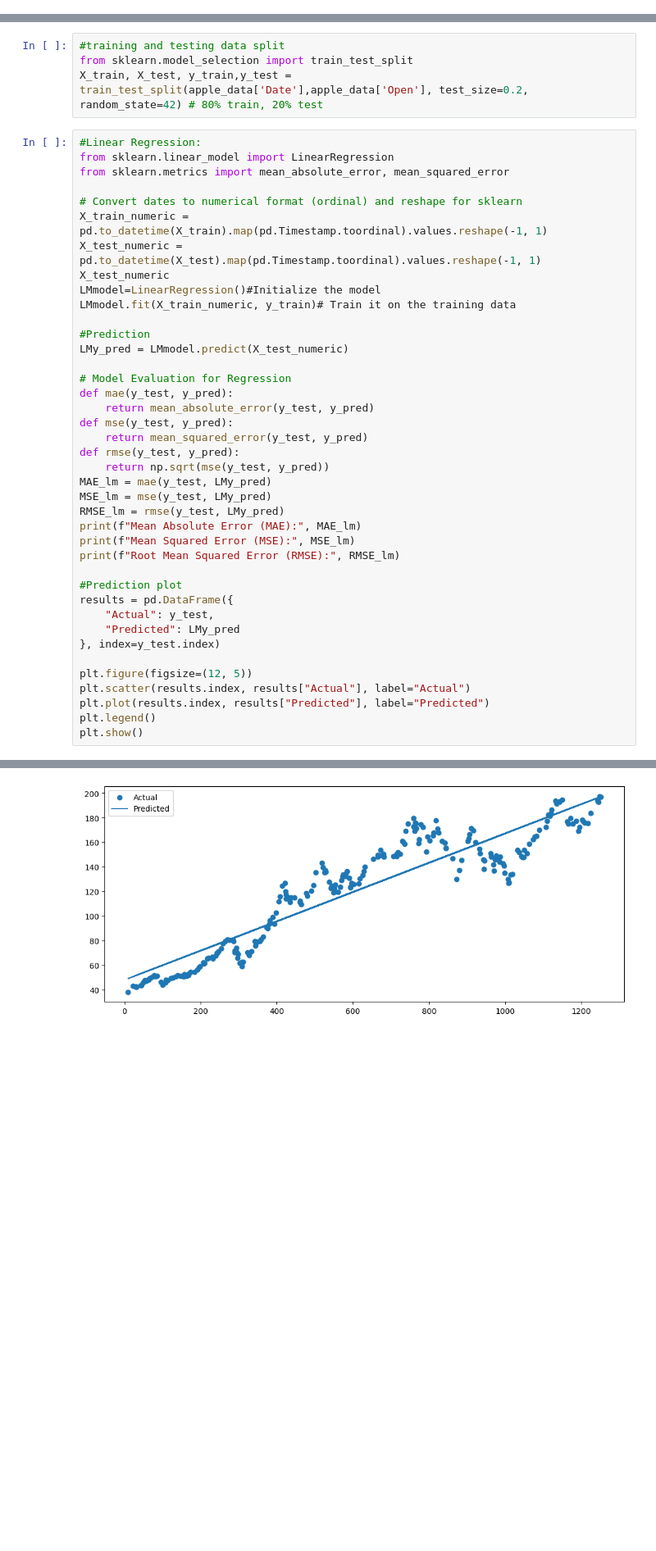
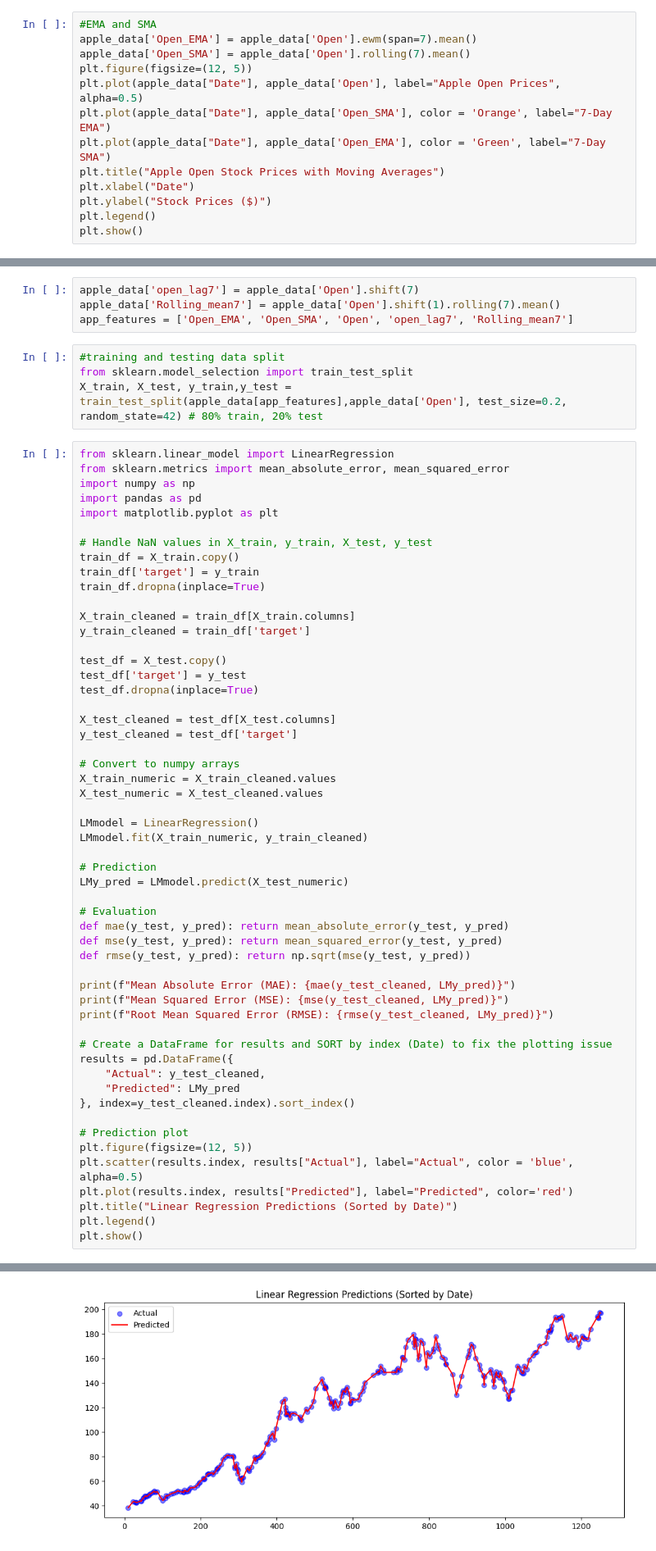
Before and after one commit to hongdaoyang512-bit/Stock_Analysis, a Jupyter notebook: Stock_Market_Prediction(3).ipynb, the cells around one changed output, grey strips where cells are left out. Shown at 82% size. Saved outputs shown, nothing was run; the diff lists cells and outputs as text; blank space fills up the shorter version.

```diff
--- a/Stock_Market_Prediction(3).ipynb
+++ b/Stock_Market_Prediction(3).ipynb
@@ -159,3 +159,16 @@ plt.grid(True)
 plt.show()
 # %% [output]
 [figure]
+# %%
+#EMA and SMA
+apple_data['Open_EMA'] = apple_data['Open'].ewm(span=7).mean()
+apple_data['Open_SMA'] = apple_data['Open'].rolling(7).mean()
+plt.figure(figsize=(12, 5))
+plt.plot(apple_data["Date"], apple_data['Open'], label="Apple Open Prices", alpha=0.5)
+plt.plot(apple_data["Date"], apple_data['Open_SMA'], color = 'Orange', label="7-Day EMA")
+plt.plot(apple_data["Date"], apple_data['Open_EMA'], color = 'Green', label="7-Day SMA")
+plt.title("Apple Open Stock Prices with Moving Averages")
+plt.xlabel("Date")
+plt.ylabel("Stock Prices ($)")
+plt.legend()
+plt.show()
@@ -162,45 +177,63 @@ plt.show()
+# %%
+apple_data['open_lag7'] = apple_data['Open'].shift(7)
+apple_data['Rolling_mean7'] = apple_data['Open'].shift(1).rolling(7).mean()
+app_features = ['Open_EMA', 'Open_SMA', 'Open', 'open_lag7', 'Rolling_mean7']
 # %%
 #training and testing data split
 from sklearn.model_selection import train_test_split
-X_train, X_test, y_train,y_test = train_test_split(apple_data['Date'],apple_data['Open'], test_size=0.2, random_state=42) # 80% train, 20% test
+X_train, X_test, y_train,y_test = train_test_split(apple_data[app_features],apple_data['Open'], test_size=0.2, random_state=42) # 80% train, 20% test
 # %%
-#Linear Regression:
 from sklearn.linear_model import LinearRegression
 from sklearn.metrics import mean_absolute_error, mean_squared_error
+import numpy as np
+import pandas as pd
+import matplotlib.pyplot as plt
 
-# Convert dates to numerical format (ordinal) and reshape for sklearn
-X_train_numeric = pd.to_datetime(X_train).map(pd.Timestamp.toordinal).values.reshape(-1, 1)
-X_test_numeric = pd.to_datetime(X_test).map(pd.Timestamp.toordinal).values.reshape(-1, 1)
-X_test_numeric
-LMmodel=LinearRegression()#Initialize the model
-LMmodel.fit(X_train_numeric, y_train)# Train it on the training data
+# Handle NaN values in X_train, y_train, X_test, y_test
+train_df = X_train.copy()
+train_df['target'] = y_train
+train_df.dropna(inplace=True)
 
-#Prediction
+X_train_cleaned = train_df[X_train.columns]
+y_train_cleaned = train_df['target']
+
+test_df = X_test.copy()
+test_df['target'] = y_test
+test_df.dropna(inplace=True)
+
+X_test_cleaned = test_df[X_test.columns]
+y_test_cleaned = test_df['target']
+
+# Convert to numpy arrays
+X_train_numeric = X_train_cleaned.values
+X_test_numeric = X_test_cleaned.values
+
+LMmodel = LinearRegression()
+LMmodel.fit(X_train_numeric, y_train_cleaned)
+
+# Prediction
 LMy_pred = LMmodel.predict(X_test_numeric)
 
-# Model Evaluation for Regression
-def mae(y_test, y_pred):
-    return mean_absolute_error(y_test, y_pred)
-def mse(y_test, y_pred):
-    return mean_squared_error(y_test, y_pred)
-def rmse(y_test, y_pred):
-    return np.sqrt(mse(y_test, y_pred))
-MAE_lm = mae(y_test, LMy_pred)
-MSE_lm = mse(y_test, LMy_pred)
-RMSE_lm = rmse(y_test, LMy_pred)
-print(f"Mean Absolute Error (MAE):", MAE_lm)
-print(f"Mean Squared Error (MSE):", MSE_lm)
-print(f"Root Mean Squared Error (RMSE):", RMSE_lm)
+# Evaluation
+def mae(y_test, y_pred): return mean_absolute_error(y_test, y_pred)
+def mse(y_test, y_pred): return mean_squared_error(y_test, y_pred)
+def rmse(y_test, y_pred): return np.sqrt(mse(y_test, y_pred))
 
-#Prediction plot
+print(f"Mean Absolute Error (MAE): {mae(y_test_cleaned, LMy_pred)}")
+print(f"Mean Squared Error (MSE): {mse(y_test_cleaned, LMy_pred)}")
+print(f"Root Mean Squared Error (RMSE): {rmse(y_test_cleaned, LMy_pred)}")
+
+# Create a DataFrame for results and SORT by index (Date) to fix the plotting issue
 results = pd.DataFrame({
-    "Actual": y_test,
+    "Actual": y_test_cleaned,
     "Predicted": LMy_pred
-}, index=y_test.index)
+}, index=y_test_cleaned.index).sort_index()
 
+# Prediction plot
 plt.figure(figsize=(12, 5))
-plt.scatter(results.index, results["Actual"], label="Actual")
-plt.plot(results.index, results["Predicted"], label="Predicted")
+plt.scatter(results.index, results["Actual"], label="Actual", color = 'blue', alpha=0.5)
+plt.plot(results.index, results["Predicted"], label="Predicted", color='red')
+plt.title("Linear Regression Predictions (Sorted by Date)")
 plt.legend()
 plt.show()
 # %% [output]
@@ -210,4 +243,4 @@ Root Mean Squared Error (RMSE): 17.028055981698373
-[figure, old version]
+[figure, new version]
 # %%
 #ARIMA
 from statsmodels.tsa.arima.model import ARIMA
```
Also changed, not shown: parts of 5 cells of this notebook.
